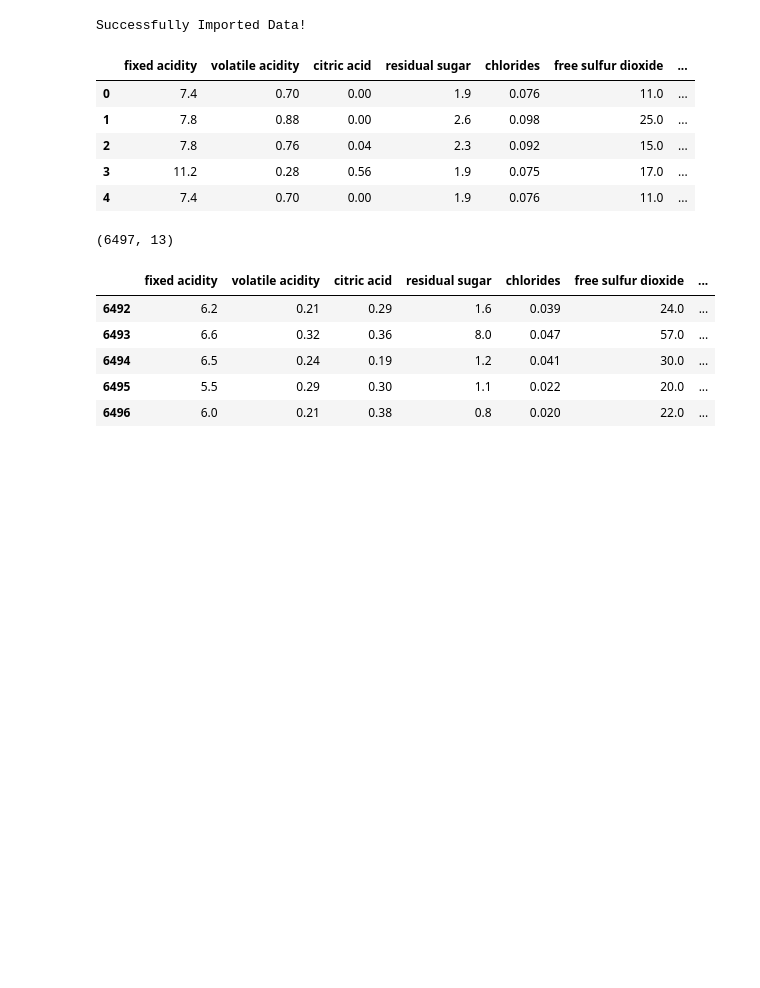
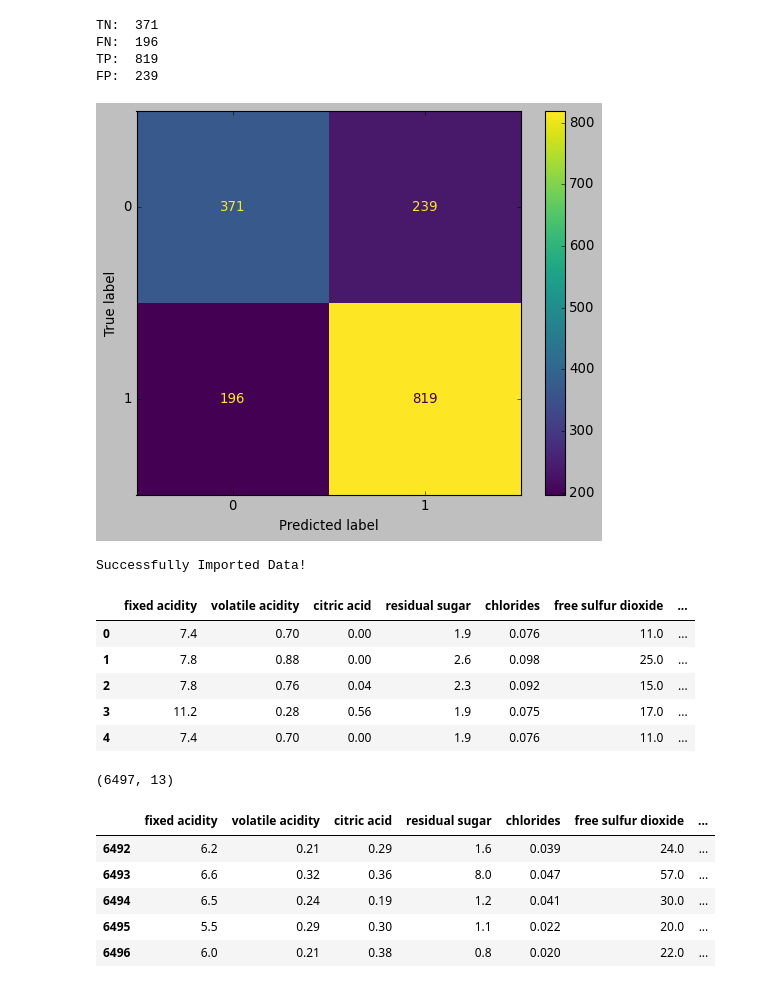
Before and after one commit to SALEMALIOKULLO/wine-quality-project-4, a Jupyter notebook: wine_quality_other_classification2.ipynb, the cells around one changed output. Saved outputs shown, nothing was run; the diff lists cells and outputs as text; code cells hidden in the pictures; blank space fills up the shorter version.

```diff
--- a/wine_quality_other_classification2.ipynb
+++ b/wine_quality_other_classification2.ipynb
@@ -16,3 +16,9 @@ warnings.filterwarnings('ignore')
 # %%
 # Load in the files
 wine_df = pd.read_csv('Resources/winequality_cleaned.csv')
+# %%
+dtree = DecisionTreeClassifier()
+dtree.fit(X_train, y_train)
+dtree_pred = dtree.predict(X_test)
+dtree_acc = accuracy_score(dtree_pred, y_test)
+print("Test accuracy: {:.2f}%".format(dtree_acc*100))
@@ -18,0 +38,15 @@ wine_df = pd.read_csv('Resources/winequality_cleaned.csv')
+# %%
+style.use('classic')
+cm = confusion_matrix(y_test, dtree_pred, labels=dtree.classes_)
+disp = ConfusionMatrixDisplay(confusion_matrix= cm, display_labels=dtree.classes_)
+disp.plot()
+print("TN: ", cm[0][0])
+print("FN: ", cm[1][0])
+print("TP: ", cm[1][1])
+print("FP: ", cm[0][1])
+# %% [output]
+TN:  371
+FN:  196
+TP:  819
+FP:  239
+[figure, added]
```
Also changed, not shown: parts of 15 cells of this notebook.
